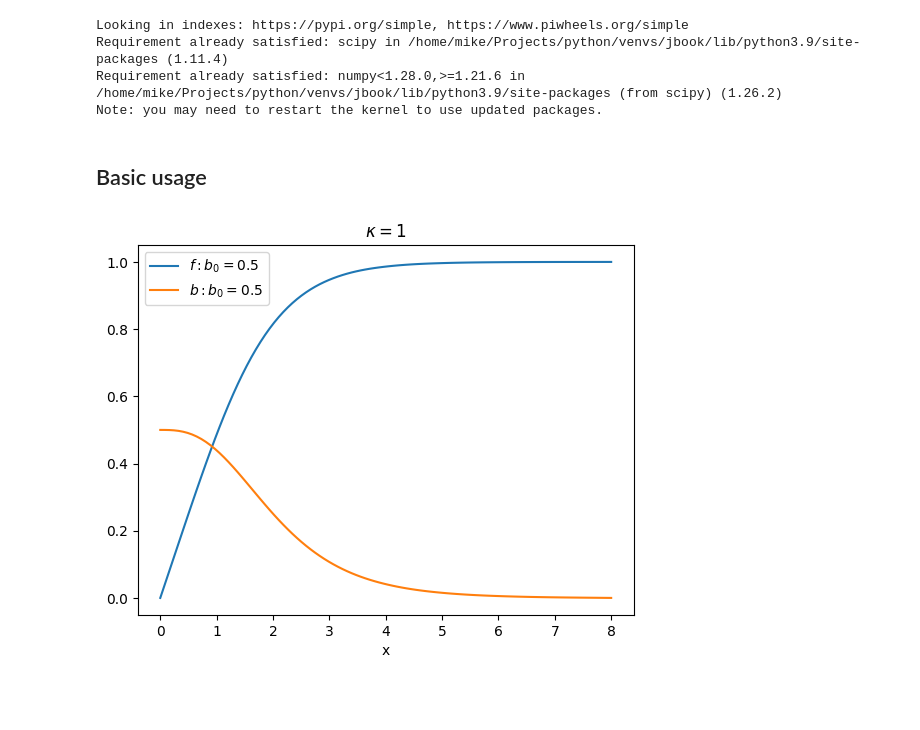
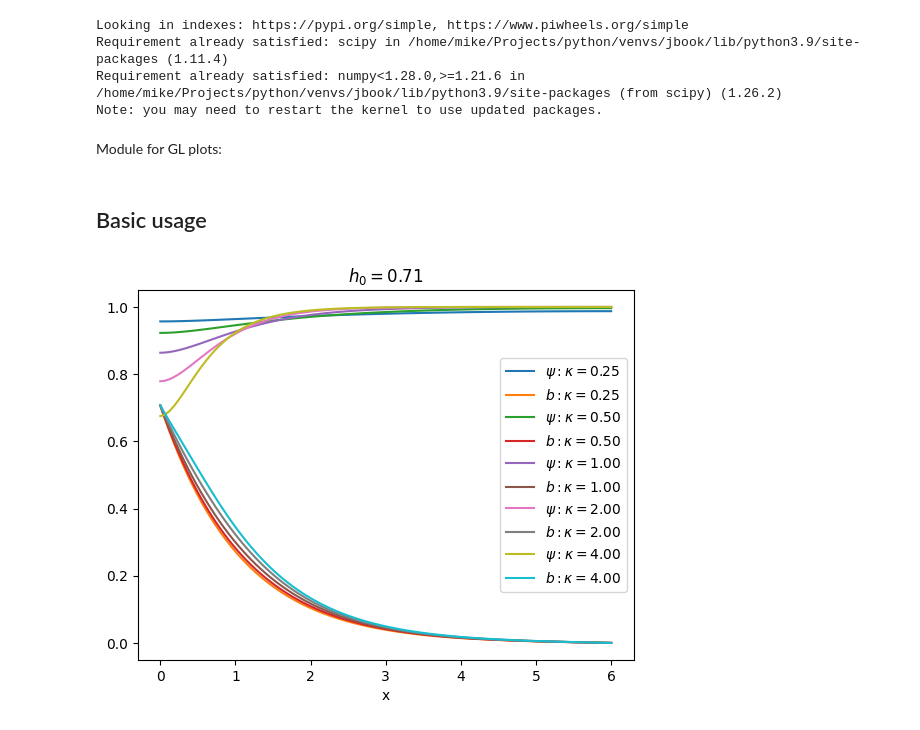
Before and after one commit to drmikecooke/glbook, a Jupyter notebook: _build/jupyter_execute/glcode.ipynb, the cells around one changed output. Saved outputs shown, nothing was run; the diff lists cells and outputs as text; code cells hidden in the pictures; blank space fills up the shorter version.

```diff
--- a/_build/jupyter_execute/glcode.ipynb
+++ b/_build/jupyter_execute/glcode.ipynb
@@ -20,6 +39,8 @@ Looking in indexes: https://pypi.org/simple, https://www.piwheels.org/simple
 Requirement already satisfied: scipy in /home/mike/Projects/python/venvs/jbook/lib/python3.9/site-packages (1.11.4)
 Requirement already satisfied: numpy<1.28.0,>=1.21.6 in /home/mike/Projects/python/venvs/jbook/lib/python3.9/site-packages (from scipy) (1.26.2)
 Note: you may need to restart the kernel to use updated packages.
+# %% [markdown]
+Module for GL plots:
 # %%
 # Module to add Ginzburg-Landau plot
 
@@ -28,14 +49,14 @@ from scipy.integrate import solve_bvp
 import matplotlib.pyplot as plt
 
 def glsol(kappa,A,B):
-  a,ba,fa=A
-  b,bb,fb=B
+  a,ba,ra=A
+  b,bb,rb=B
   nodes=5
   def dY(x,Y): # Y=[f,df,a,b=da]
     f,df,a,b = Y
     return np.vstack((df, kappa*kappa*f*(f**2+a**2-1),b,a*f**2))
   def bc(Ya, Yb):
-    return np.array([Ya[0]-fa, Yb[0]-fb, Ya[3]-ba,Yb[3]-bb])
+    return np.array([Ya[1]-ra*Ya[0], Yb[1]-rb*Yb[0], Ya[3]-ba,Yb[3]-bb])
   rng=[a, b]
   x = np.linspace(*rng, nodes)
   Y = np.zeros((4, x.size))
@@ -45,24 +66,29 @@ def glsol(kappa,A,B):
 
 def glplot(kappa,A,B,tex):
   sol=glsol(kappa,A,B)
-  x_plot = np.linspace(A[0],B[0], 100)
-  y_plot = sol.sol(x_plot)[0] # f
-  plt.plot(x_plot, y_plot,label=f"$f: {tex}$")
-  y_plot = sol.sol(x_plot)[3] # b=da
-  plt.plot(x_plot, y_plot,label=f"$b: {tex}$")
-  return 0
+  if sol.success:
+    x_plot = np.linspace(A[0],B[0], 100)
+    y_plot = sol.sol(x_plot)[0] # f
+    plt.plot(x_plot, y_plot,label=f"$\psi: {tex}$")
+    y_plot = sol.sol(x_plot)[3] # b=da
+    plt.plot(x_plot, y_plot,label=f"$b: {tex}$")
+    return True
+  raise ValueError(sol.message)
 # %% [markdown]
 ## Basic usage
 # %%
-# basic usage
-kappa=1
-b0=0.5
-a,ba,fa=0,b0,0
-b,bb,fb=8,0,1
-glplot(kappa,(a,ba,fa),(b,bb,fb),f"b_0={b0}")
+# basic usage vacuum boundary at $x=0$.
+
+h0=1/2**(1/2)
+a,ba,ra=0,h0,0
+b,bb,rb=6,0,0
+
+for k in range(-2,3):
+  kappa=2**k
+  glplot(kappa,(a,ba,ra),(b,bb,rb),f"\kappa={kappa:.2f}")
 plt.xlabel("x")
-plt.title(f"$\kappa={kappa}$")
+plt.title(f"$h_0={h0:.2f}$")
 plt.legend()
 plt.show()
 # %% [output]
-[figure, old version]
+[figure, new version]
```
Also changed, not shown: parts of 3 cells of this notebook, 28 other files.
